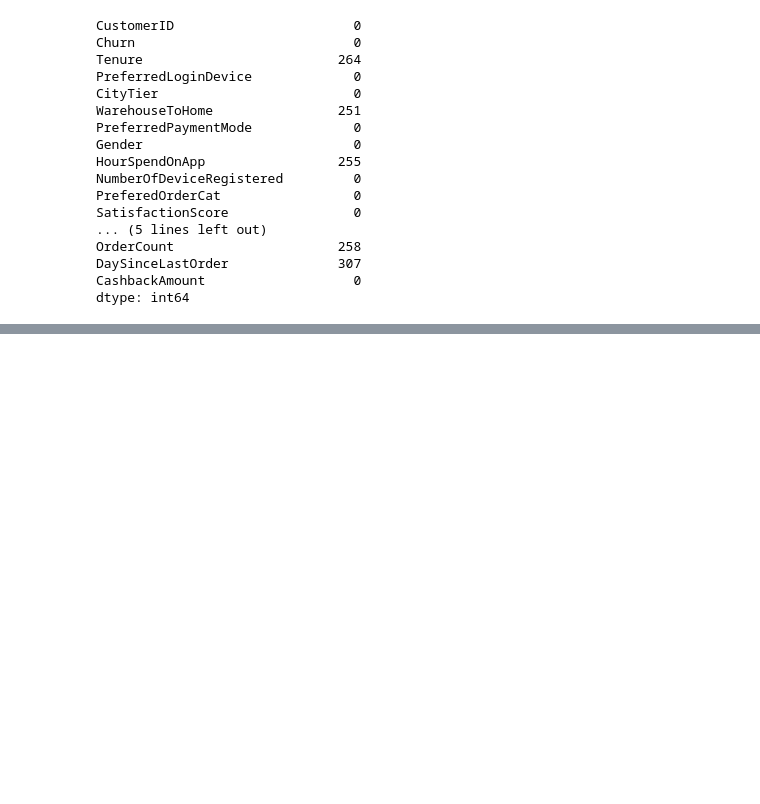
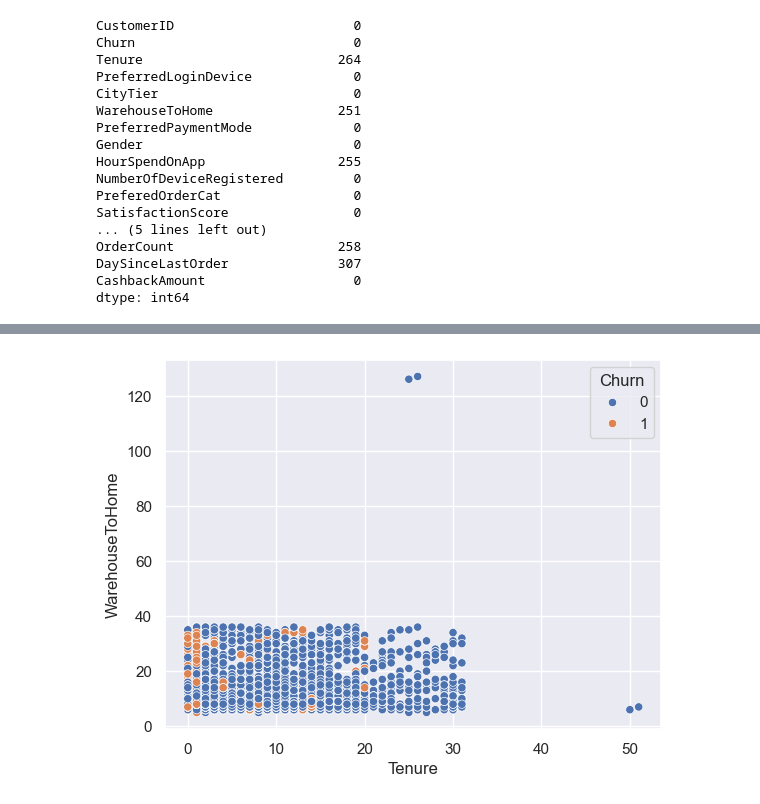
Before and after one commit to ethanhopkins101/DataScience-Projects, a Jupyter notebook: freelancing/e_commerce_customerchurn/ecom_customer_churn.ipynb, the cells around one changed output, grey strips where cells are left out. Cells and saved outputs as stored; diff of their text form; code cells hidden in the pictures; blank space fills up the shorter version.

```diff
--- a/freelancing/e_commerce_customerchurn/ecom_customer_churn.ipynb
+++ b/freelancing/e_commerce_customerchurn/ecom_customer_churn.ipynb
@@ -54,0 +322,3 @@ dtype: int64
+# %%
+#'Gender','CityTier','CouponUsed','OrderAmountHikeFromlastYear'
+df_clean1= df_clean1.drop(['Gender','CityTier','CouponUsed','OrderAmountHikeFromlastYear','CashbackAmount','CustomerID'], axis= 1)
@@ -54,0 +370,6 @@ dtype: int64
+# %%
+plt.figure()
+sns.scatterplot(data= df_clean1, x='Tenure', y= 'WarehouseToHome', hue='Churn')
+plt.show()
+# %% [output]
+[figure, added]
```
Also changed, not shown: parts of 29 cells of this notebook.
